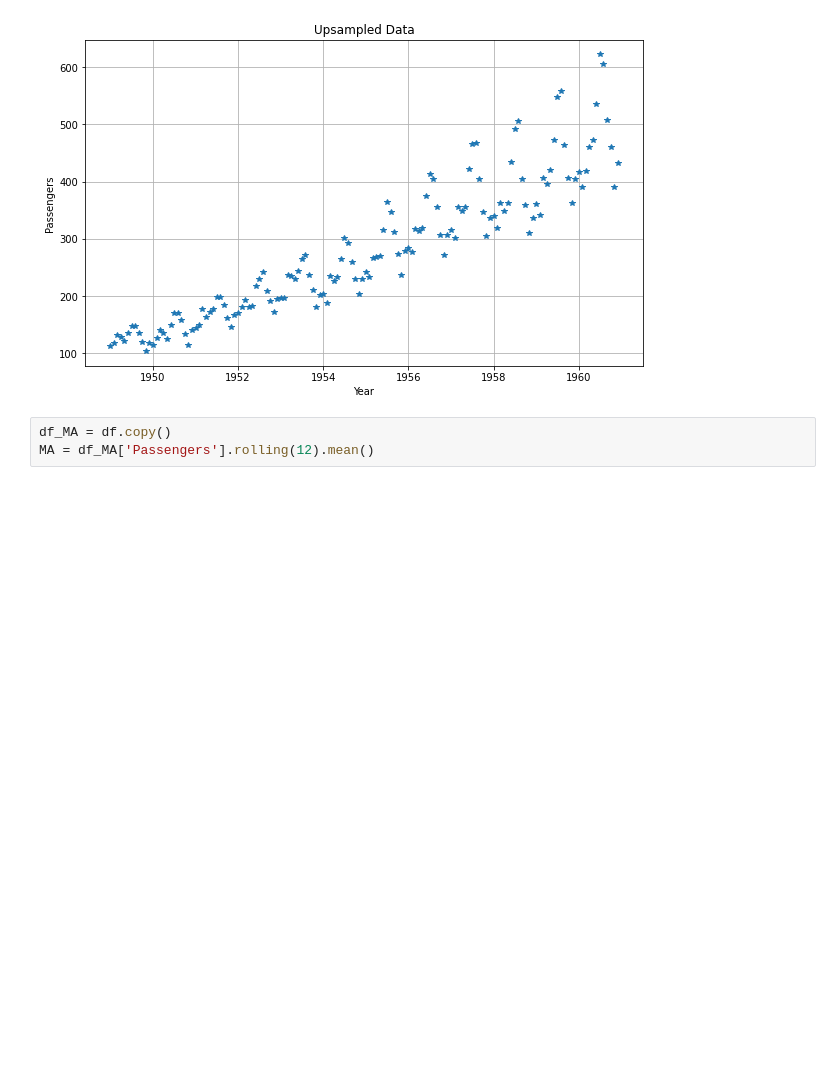
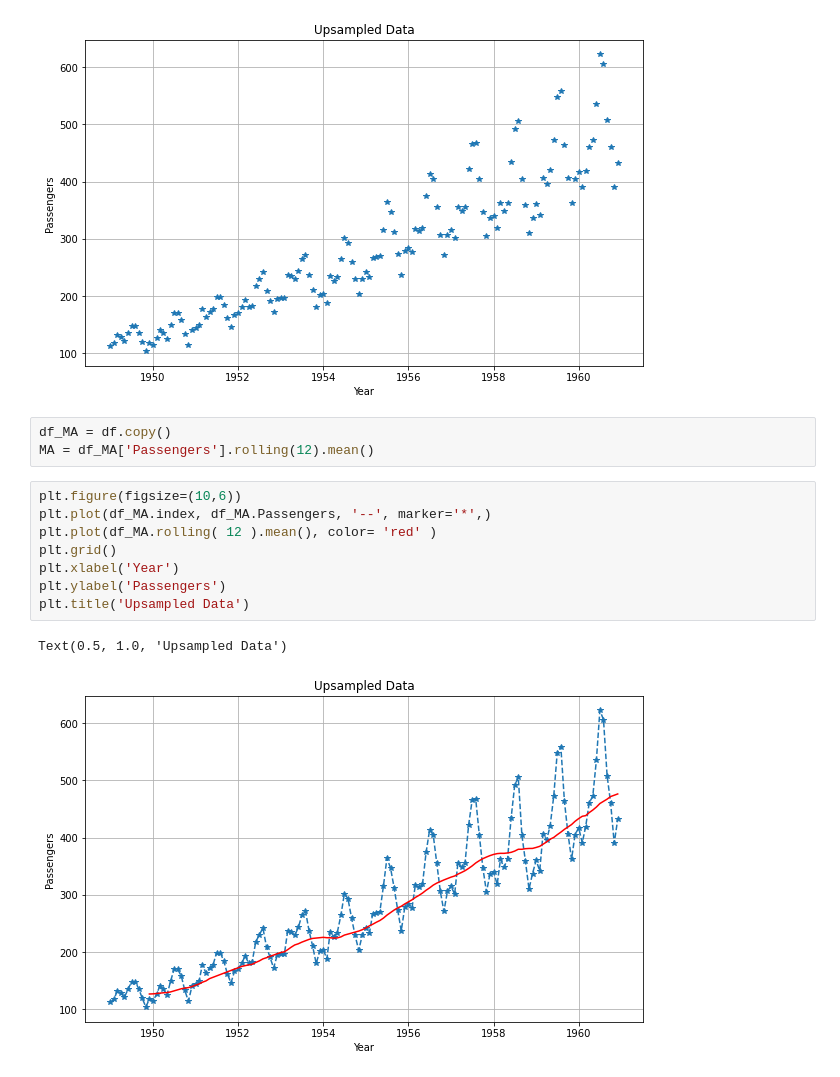
Before and after one commit to quadri-olamilekan/Hamoye, a Jupyter notebook: Wrangling_Time_Series_Data.ipynb, the cells around one changed output. Saved outputs shown, nothing was run; the diff lists cells and outputs as text; blank space fills up the shorter version.

```diff
--- a/Wrangling_Time_Series_Data.ipynb
+++ b/Wrangling_Time_Series_Data.ipynb
@@ -88,3 +88,14 @@ Text(0.5, 1.0, 'Upsampled Data')
 # %%
 df_MA = df.copy()
 MA = df_MA['Passengers'].rolling(12).mean()
+# %%
+plt.figure(figsize=(10,6))
+plt.plot(df_MA.index, df_MA.Passengers, '--', marker='*',)
+plt.plot(df_MA.rolling( 12 ).mean(), color= 'red' )
+plt.grid()
+plt.xlabel('Year')
+plt.ylabel('Passengers')
+plt.title('Upsampled Data')
+# %% [output]
+Text(0.5, 1.0, 'Upsampled Data')
+[figure, added]
```
Also changed, not shown: parts of 4 cells of this notebook.
